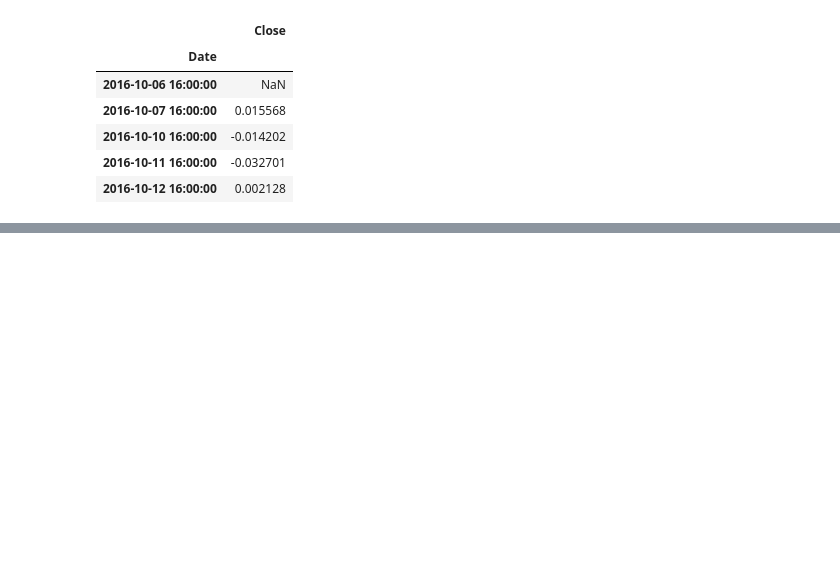
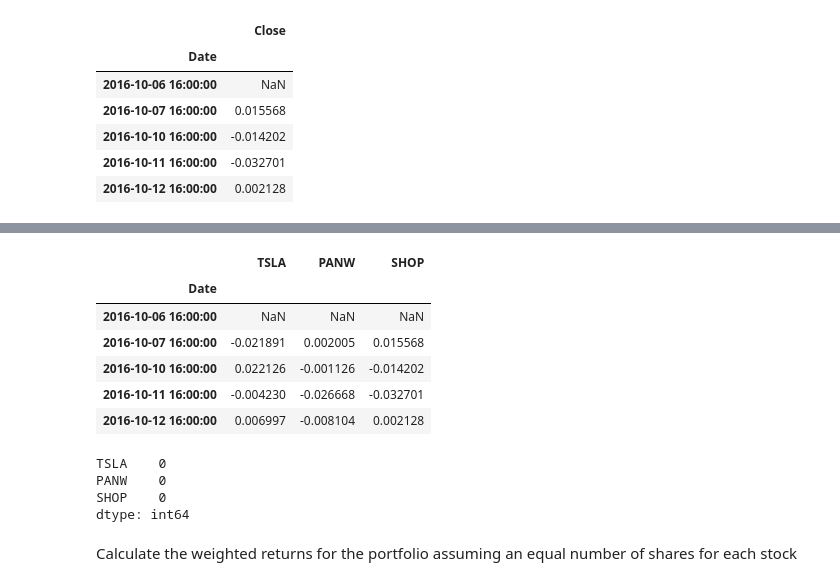
Before and after one commit to jexiamaris/A_Whale_off_portfolio, a Jupyter notebook: Analysis/whale_analysis.ipynb, the cells around one changed output, grey strips where cells are left out. Cells and saved outputs as stored; diff of their text form; code cells hidden in the pictures; blank space fills up the shorter version.

```diff
--- a/Analysis/whale_analysis.ipynb
+++ b/Analysis/whale_analysis.ipynb
@@ -317,0 +352,25 @@ Combined_daily_returns.head()
+# %%
+# Pivot so that each column of prices represents a unique symbol
+columns = ['TSLA', 'PANW', 'SHOP']
+portfolio_daily_returns.columns= columns
+
+portfolio_daily_returns.head()
+# %% [output]
+|  | TSLA | PANW | SHOP |
+| Date |  |  |  |
+| 2016-10-06 16:00:00 | NaN | NaN | NaN |
+| 2016-10-07 16:00:00 | -0.021891 | 0.002005 | 0.015568 |
+| 2016-10-10 16:00:00 | 0.022126 | -0.001126 | -0.014202 |
+| 2016-10-11 16:00:00 | -0.004230 | -0.026668 | -0.032701 |
+| 2016-10-12 16:00:00 | 0.006997 | -0.008104 | 0.002128 |
+# %%
+# Drop Nulls
+portfolio_daily_returns = new_portfolio_returns.dropna()
+portfolio_daily_returns.isnull().sum()
+# %% [output]
+TSLA    0
+PANW    0
+SHOP    0
+dtype: int64
+# %% [markdown]
+Calculate the weighted returns for the portfolio assuming an equal number of shares for each stock
```
Also changed, not shown: parts of 20 cells of this notebook, 1 other file.
